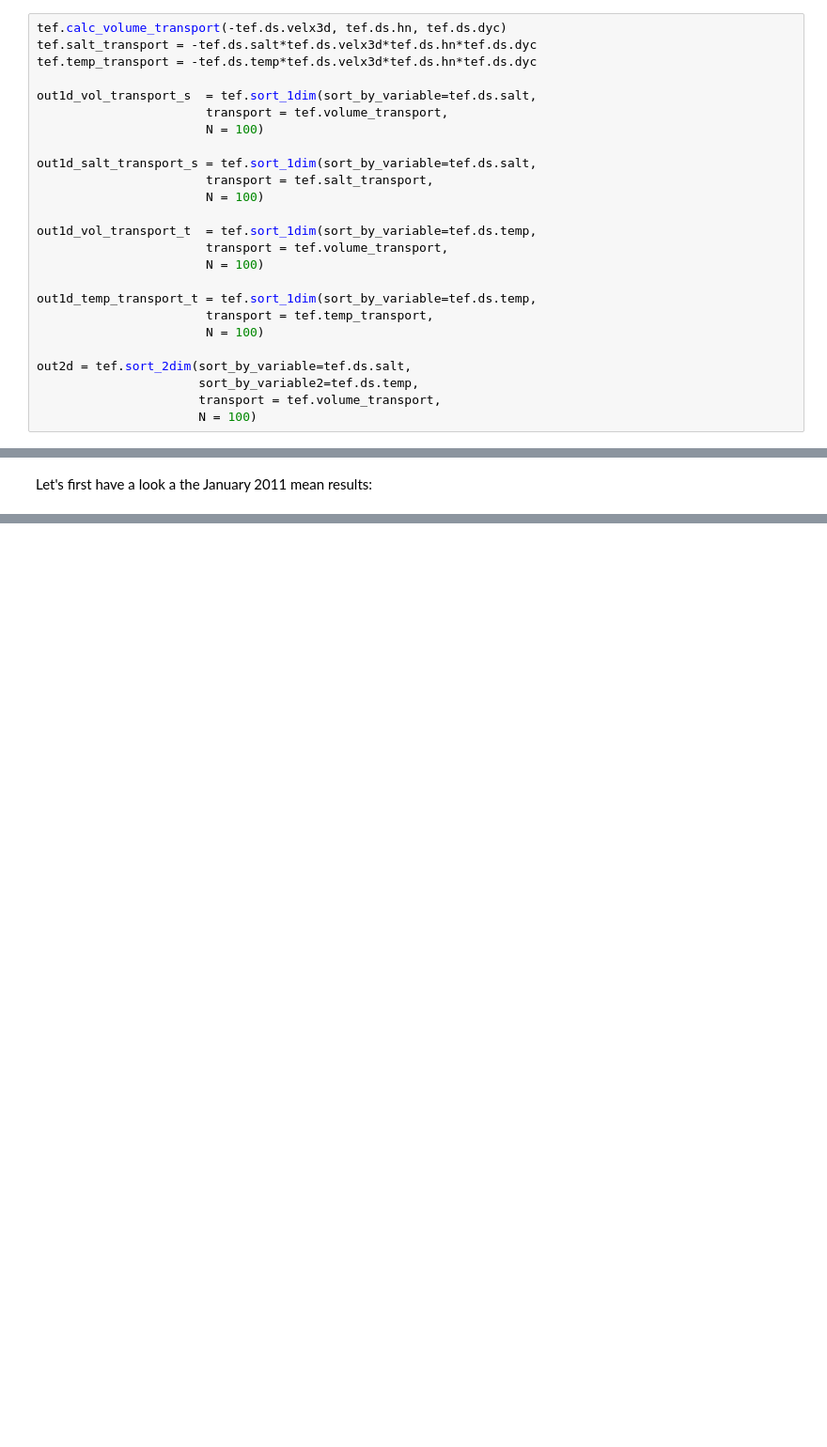
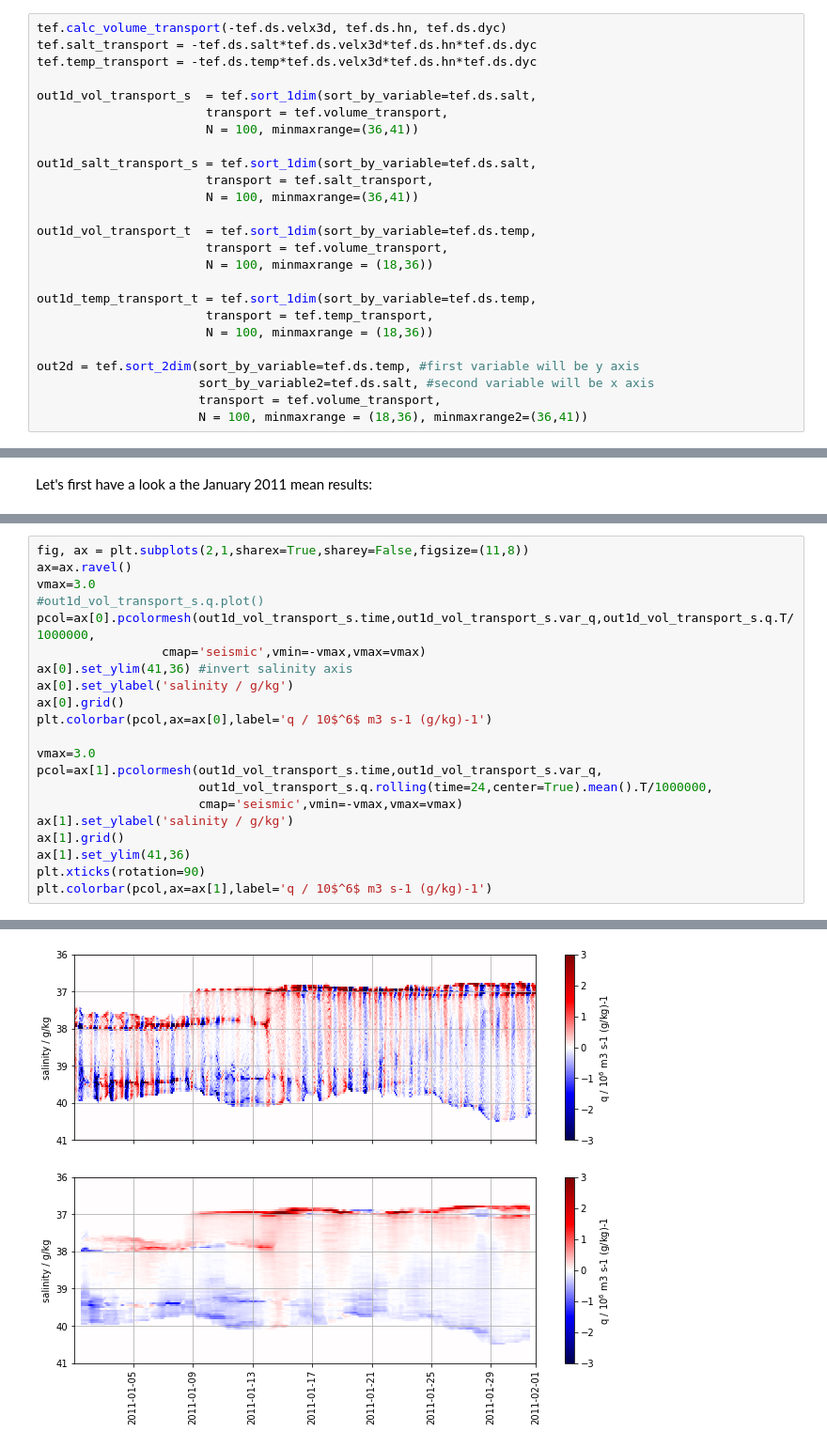
Before and after one commit to florianboergel/pyTEF, a Jupyter notebook: 01_example_persian_gulf.ipynb, the cells around one changed output, grey strips where cells are left out. Shown at 94% size. Drawn from its saved outputs; the diff is of its cells as text; blank space fills up the shorter version.

```diff
--- a/01_example_persian_gulf.ipynb
+++ b/01_example_persian_gulf.ipynb
@@ -47,21 +47,21 @@ tef.temp_transport = -tef.ds.temp*tef.ds.velx3d*tef.ds.hn*tef.ds.dyc
 
 out1d_vol_transport_s  = tef.sort_1dim(sort_by_variable=tef.ds.salt,
                        transport = tef.volume_transport,
-                       N = 100)
+                       N = 100, minmaxrange=(36,41))
 
 out1d_salt_transport_s = tef.sort_1dim(sort_by_variable=tef.ds.salt,
                        transport = tef.salt_transport,
-                       N = 100)
+                       N = 100, minmaxrange=(36,41))
 
 out1d_vol_transport_t  = tef.sort_1dim(sort_by_variable=tef.ds.temp,
                        transport = tef.volume_transport,
-                       N = 100)
+                       N = 100, minmaxrange = (18,36))
 
 out1d_temp_transport_t = tef.sort_1dim(sort_by_variable=tef.ds.temp,
                        transport = tef.temp_transport,
-                       N = 100)
+                       N = 100, minmaxrange = (18,36))
 
-out2d = tef.sort_2dim(sort_by_variable=tef.ds.salt,
-                      sort_by_variable2=tef.ds.temp,
+out2d = tef.sort_2dim(sort_by_variable=tef.ds.temp, #first variable will be y axis
+                      sort_by_variable2=tef.ds.salt, #second variable will be x axis
                       transport = tef.volume_transport,
-                      N = 100)
+                      N = 100, minmaxrange = (18,36), minmaxrange2=(36,41))
@@ -125,0 +173,22 @@ Text(0, 0.5, 'Salinity $[g/kg]$')
+# %%
+fig, ax = plt.subplots(2,1,sharex=True,sharey=False,figsize=(11,8))
+ax=ax.ravel()
+vmax=3.0
+#out1d_vol_transport_s.q.plot()
+pcol=ax[0].pcolormesh(out1d_vol_transport_s.time,out1d_vol_transport_s.var_q,out1d_vol_transport_s.q.T/1000000,
+                 cmap='seismic',vmin=-vmax,vmax=vmax)
+ax[0].set_ylim(41,36) #invert salinity axis
+ax[0].set_ylabel('salinity / g/kg')
+ax[0].grid()
+plt.colorbar(pcol,ax=ax[0],label='q / 10$^6$ m3 s-1 (g/kg)-1')
+
+vmax=3.0
+pcol=ax[1].pcolormesh(out1d_vol_transport_s.time,out1d_vol_transport_s.var_q,
+                      out1d_vol_transport_s.q.rolling(time=24,center=True).mean().T/1000000,
+                      cmap='seismic',vmin=-vmax,vmax=vmax)
+ax[1].set_ylabel('salinity / g/kg')
+ax[1].grid()
+ax[1].set_ylim(41,36)
+plt.xticks(rotation=90)
+plt.colorbar(pcol,ax=ax[1],label='q / 10$^6$ m3 s-1 (g/kg)-1')
+# %% [output]
@@ -125,0 +196 @@ Text(0, 0.5, 'Salinity $[g/kg]$')
+[figure, added]
```
Also changed, not shown: parts of 19 cells of this notebook, 2 other files.
